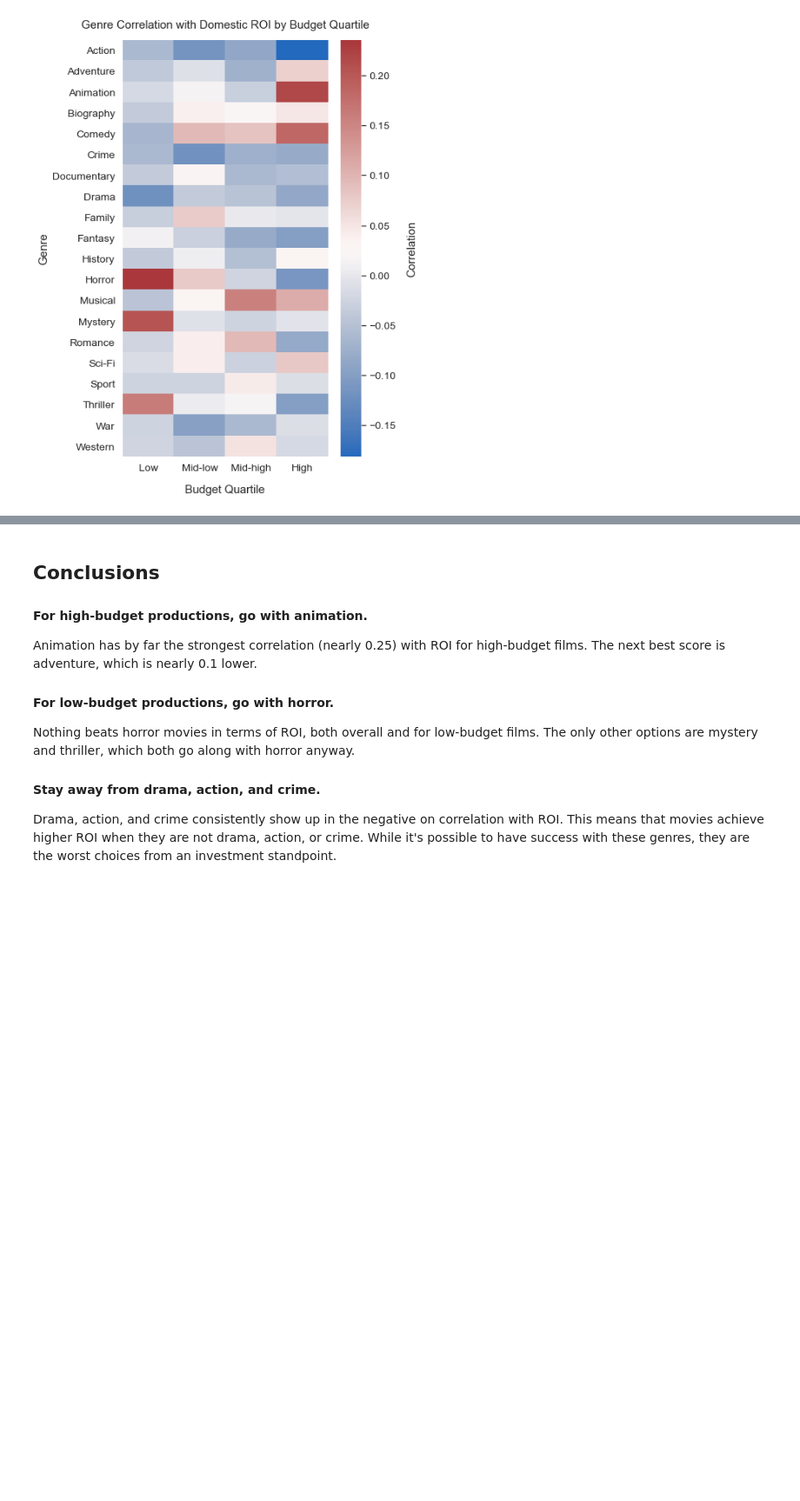
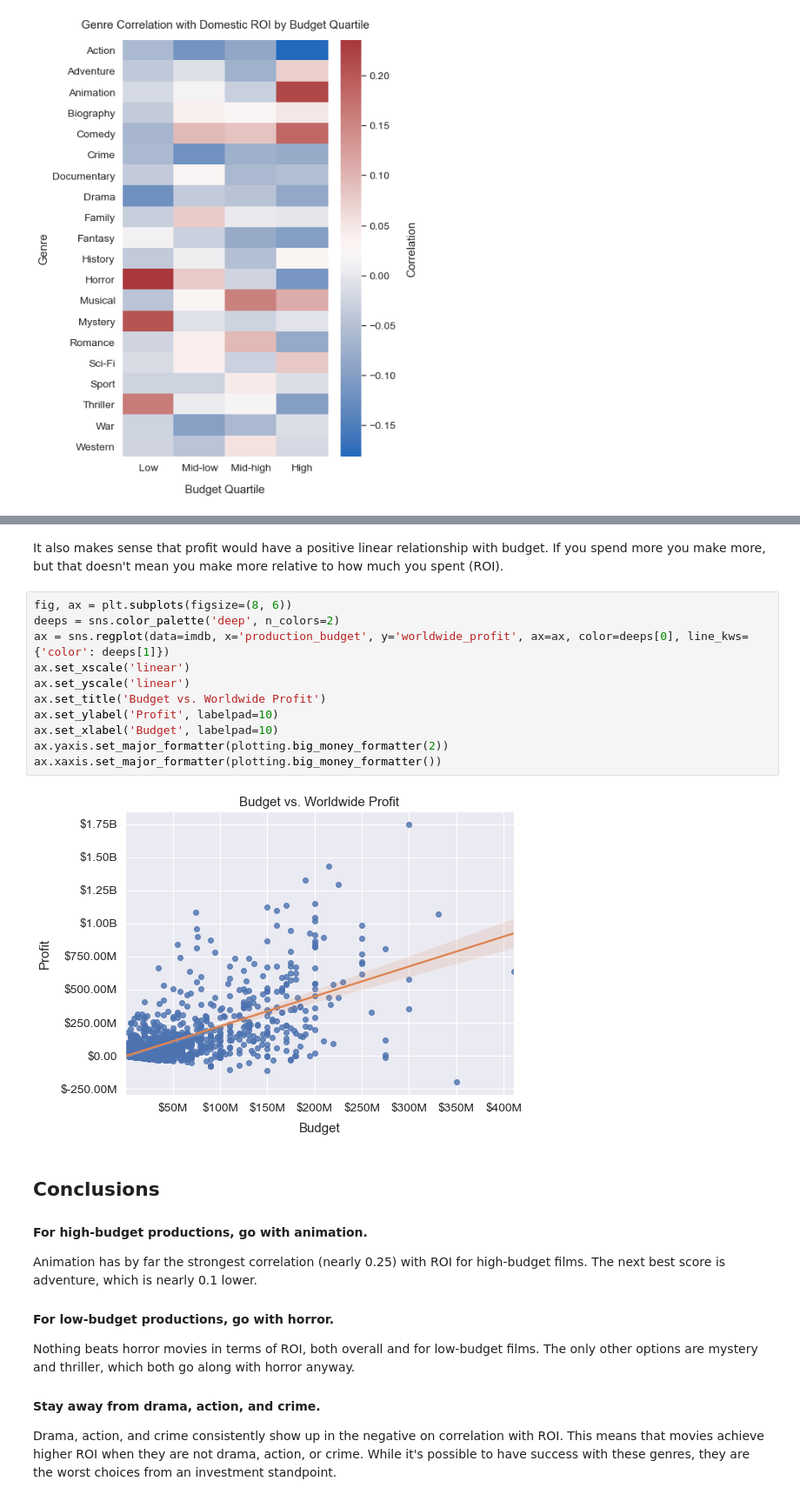
Before and after one commit to ndgigliotti/dsc-phase-1-project, a Jupyter notebook: genre_profitability.ipynb, the cells around one changed output, grey strips where cells are left out. Shown at 87% size. Saved outputs shown, nothing was run; the diff lists cells and outputs as text; blank space fills up the shorter version.

```diff
--- a/genre_profitability.ipynb
+++ b/genre_profitability.ipynb
@@ -701,3 +716,18 @@ dtype: float64
+# %% [markdown]
+It also makes sense that profit would have a positive linear relationship with budget. If you spend more you make more, but that doesn't mean you make more relative to how much you spent (ROI).
+# %%
+fig, ax = plt.subplots(figsize=(8, 6))
+deeps = sns.color_palette('deep', n_colors=2)
+ax = sns.regplot(data=imdb, x='production_budget', y='worldwide_profit', ax=ax, color=deeps[0], line_kws={'color': deeps[1]})
+ax.set_xscale('linear')
+ax.set_yscale('linear')
+ax.set_title('Budget vs. Worldwide Profit')
+ax.set_ylabel('Profit', labelpad=10)
+ax.set_xlabel('Budget', labelpad=10)
+ax.yaxis.set_major_formatter(plotting.big_money_formatter(2))
+ax.xaxis.set_major_formatter(plotting.big_money_formatter())
+# %% [output]
+[figure, added]
 # %% [markdown]
 ## Conclusions
 
```
Also changed, not shown: parts of 22 cells of this notebook, 1 other file.
